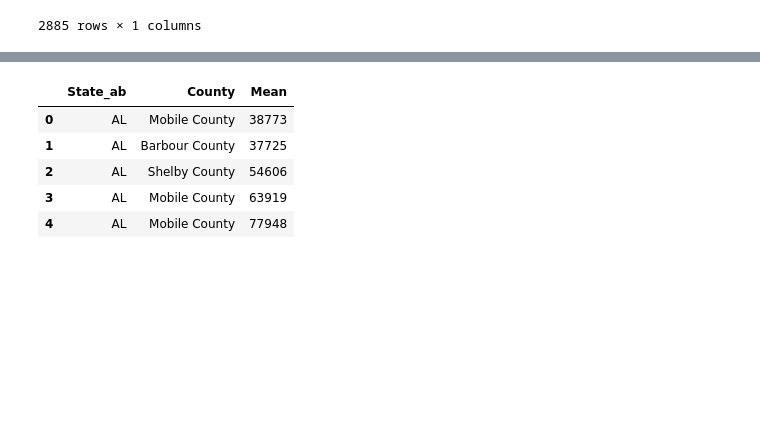
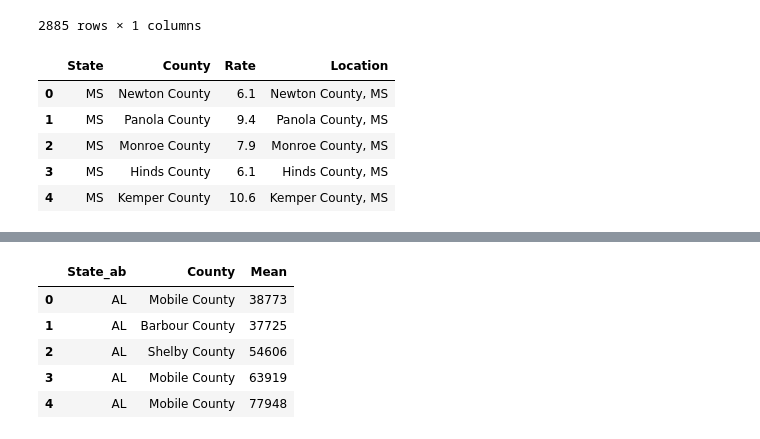
Before and after one commit to Kevinle76/ETL, a Jupyter notebook: ETL.ipynb, the cells around one changed output, grey strips where cells are left out. Drawn from its saved outputs; the diff is of its cells as text; code cells hidden in the pictures; blank space fills up the shorter version.

```diff
--- a/ETL.ipynb
+++ b/ETL.ipynb
@@ -170,6 +170,17 @@ unemp_df_new
 |  | Washakie County | 4.995062 |
 |  | Weston County | 4.448765 |
 2885 rows × 1 columns
+# %%
+unemp_df['Location'] = unemp_df['County'] + ', '+ unemp_df['State']
+# %%
+unemp_df.head()
+# %% [output]
+|  | State | County | Rate | Location |
+| 0 | MS | Newton County | 6.1 | Newton County, MS |
+| 1 | MS | Panola County | 9.4 | Panola County, MS |
+| 2 | MS | Monroe County | 7.9 | Monroe County, MS |
+| 3 | MS | Hinds County | 6.1 | Hinds County, MS |
+| 4 | MS | Kemper County | 10.6 | Kemper County, MS |
 # %%
 import pandas as pd
 import json
```
Also changed, not shown: parts of 33 cells of this notebook, 4 other files.
